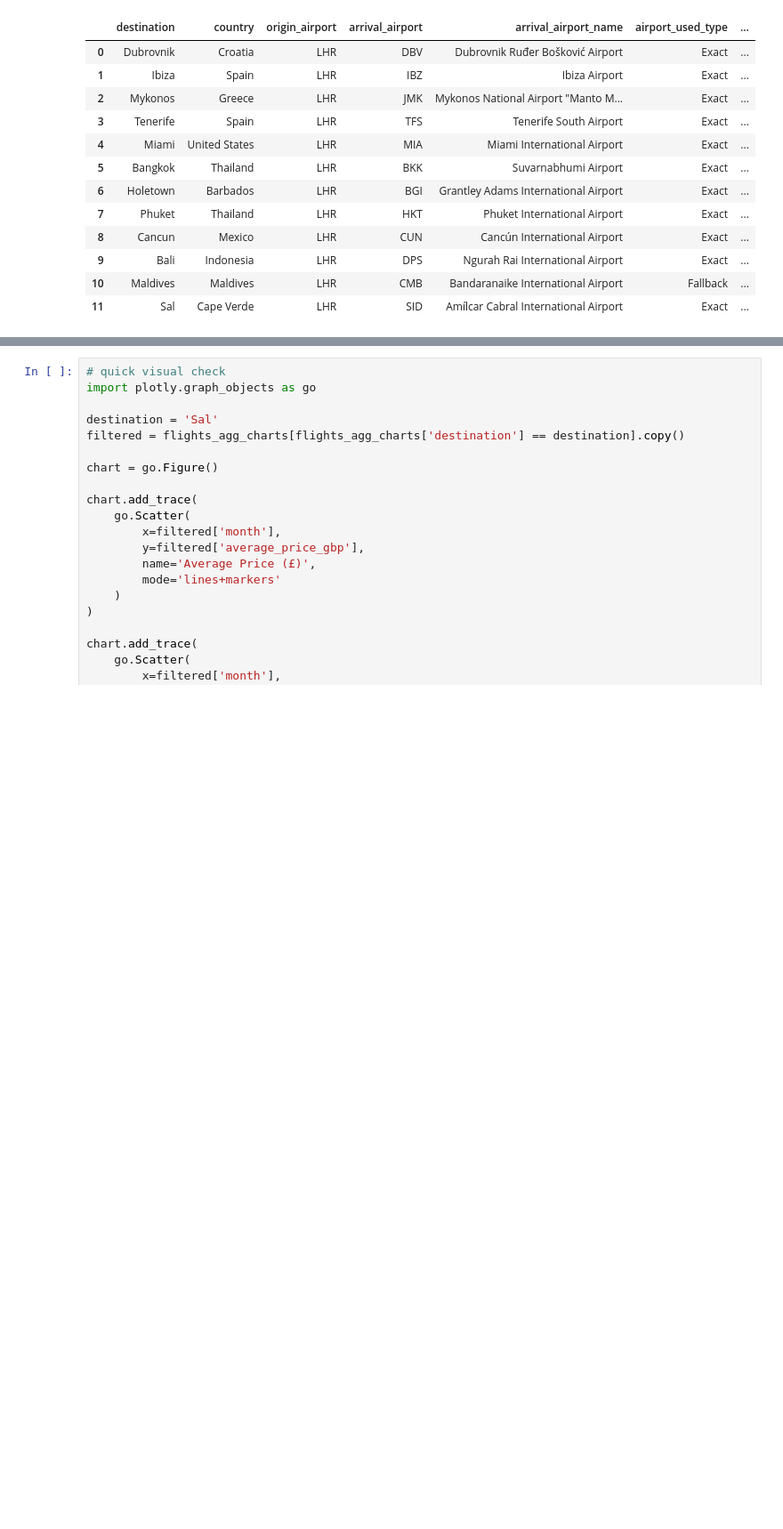
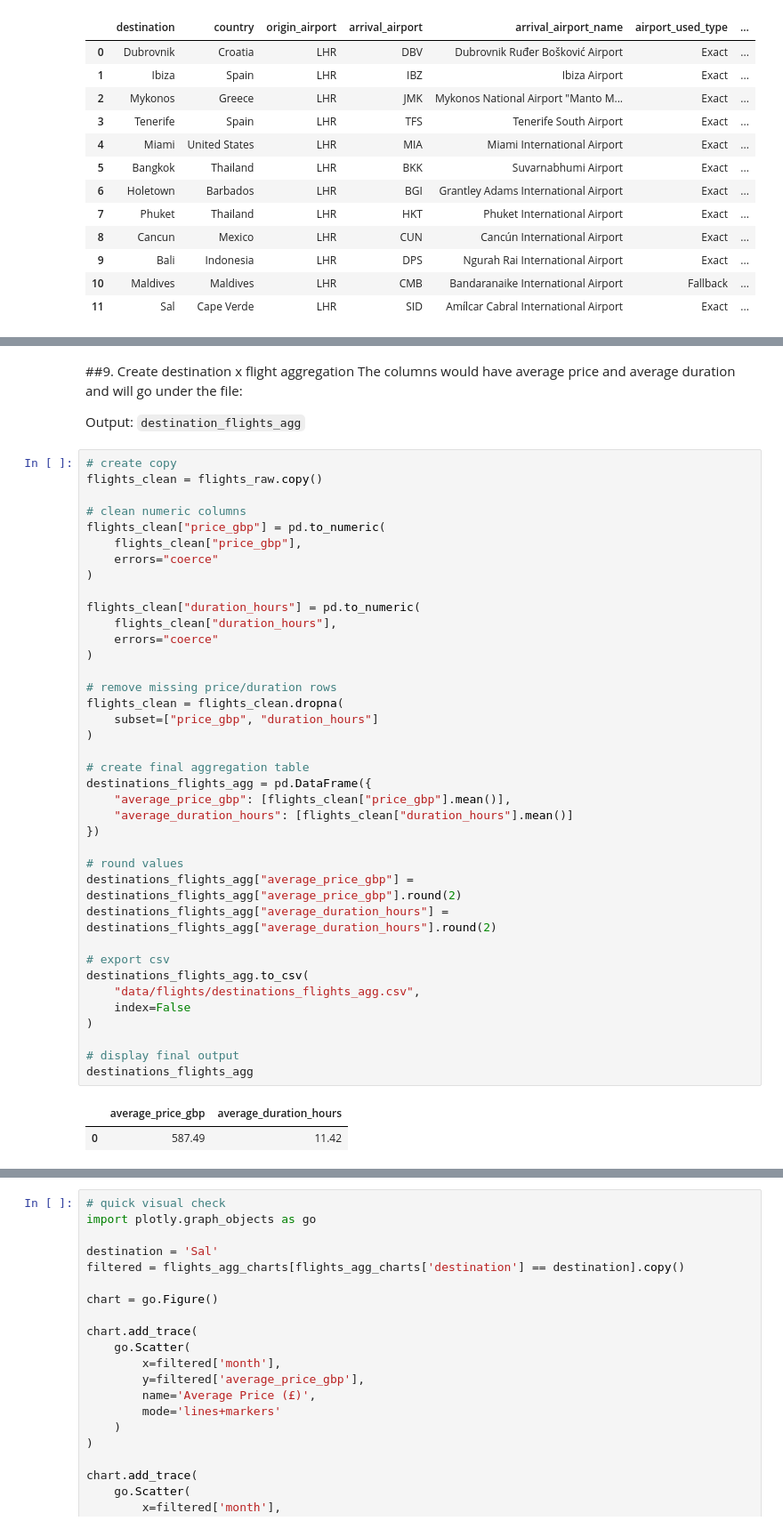
Before and after one commit to teannacottey/Holiday-Planner-Project, a Jupyter notebook: Flights_Data_Holiday_Planner_Colab.ipynb, the cells around one changed output, grey strips where cells are left out. Shown at 89% size. Cells and saved outputs as stored; diff of their text form; blank space fills up the shorter version.

```diff
--- a/Flights_Data_Holiday_Planner_Colab.ipynb
+++ b/Flights_Data_Holiday_Planner_Colab.ipynb
@@ -332 +321,47 @@ flights_agg_charts.head(20)
+# %% [markdown]
+##9. Create destination x flight aggregation
+The columns would have average price and average duration and will go under the file:
+
+Output: `destination_flights_agg`
+# %%
+# create copy
+flights_clean = flights_raw.copy()
+
+# clean numeric columns
+flights_clean["price_gbp"] = pd.to_numeric(
+    flights_clean["price_gbp"],
+    errors="coerce"
+)
+
+flights_clean["duration_hours"] = pd.to_numeric(
+    flights_clean["duration_hours"],
+    errors="coerce"
+)
+
+# remove missing price/duration rows
+flights_clean = flights_clean.dropna(
+    subset=["price_gbp", "duration_hours"]
+)
+
+# create final aggregation table
+destinations_flights_agg = pd.DataFrame({
+    "average_price_gbp": [flights_clean["price_gbp"].mean()],
+    "average_duration_hours": [flights_clean["duration_hours"].mean()]
+})
+
+# round values
+destinations_flights_agg["average_price_gbp"] = destinations_flights_agg["average_price_gbp"].round(2)
+destinations_flights_agg["average_duration_hours"] = destinations_flights_agg["average_duration_hours"].round(2)
+
+# export csv
+destinations_flights_agg.to_csv(
+    "data/flights/destinations_flights_agg.csv",
+    index=False
+)
+
+# display final output
+destinations_flights_agg
+# %% [output]
+|  | average_price_gbp | average_duration_hours |
+| 0 | 587.49 | 11.42 |
 # %% [markdown]
```
Also changed, not shown: parts of 9 cells of this notebook.
